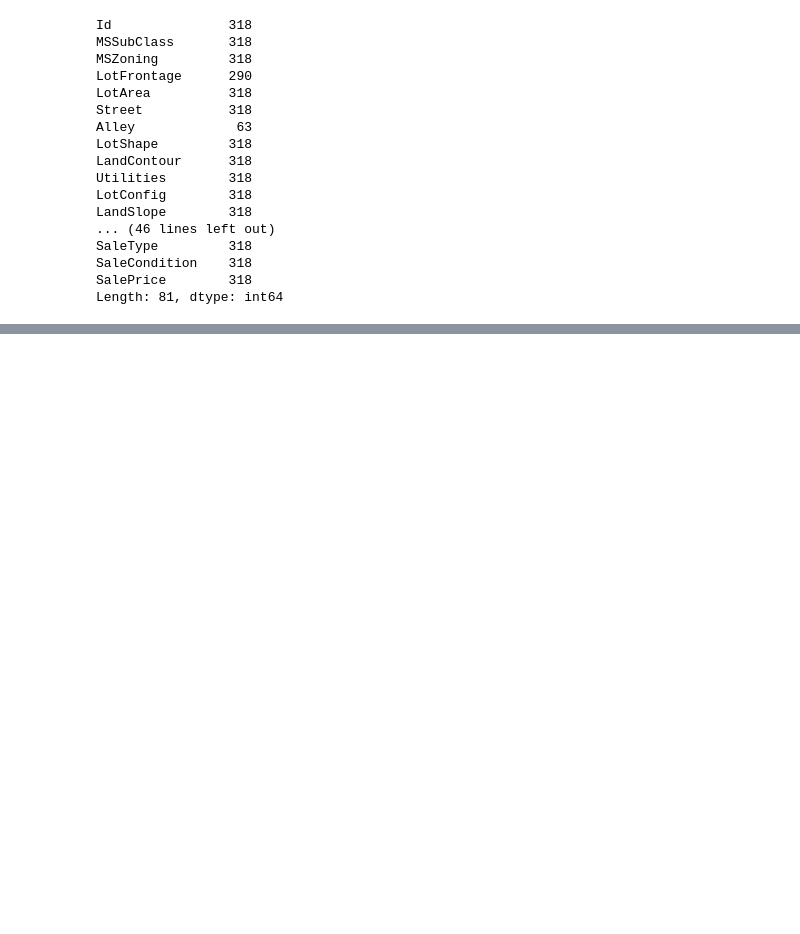
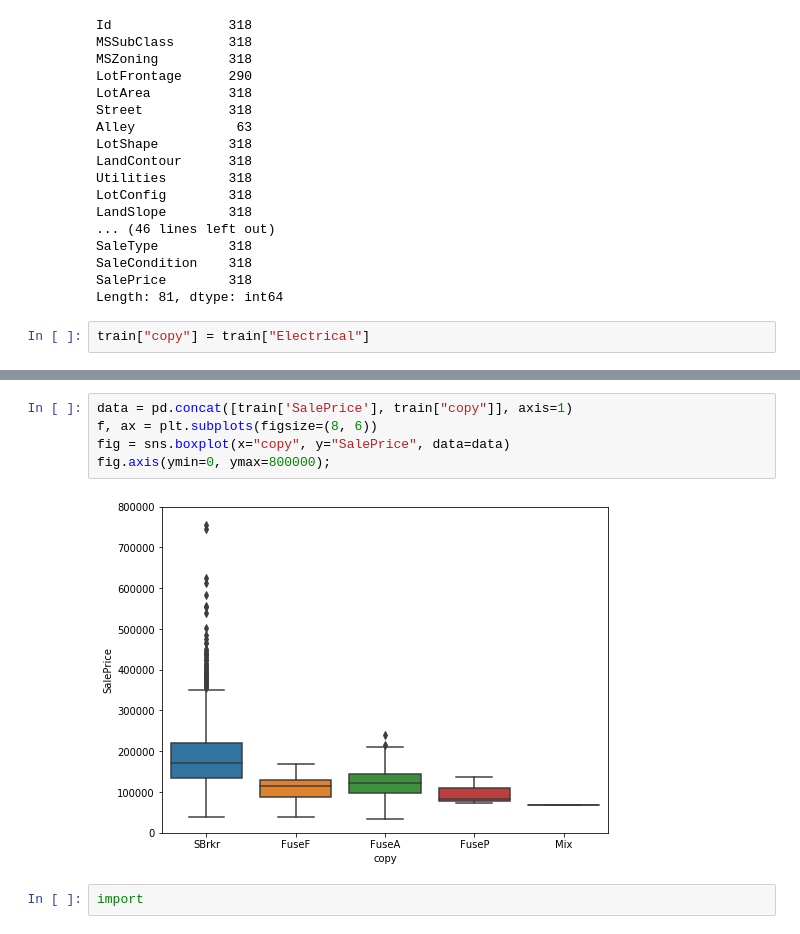
Before and after one commit to Kaiton7/ReTech_2019, a Jupyter notebook: juravrik/cat_42-57.ipynb, the cells around one changed output, grey strips where cells are left out. Saved outputs shown, nothing was run; the diff lists cells and outputs as text; blank space fills up the shorter version.

```diff
--- a/juravrik/cat_42-57.ipynb
+++ b/juravrik/cat_42-57.ipynb
@@ -63,3 +70,5 @@ SaleType         318
 SaleCondition    318
 SalePrice        318
 Length: 81, dtype: int64
+# %%
+train["copy"] = train["Electrical"]
@@ -65,0 +140,9 @@ Length: 81, dtype: int64
+# %%
+data = pd.concat([train['SalePrice'], train["copy"]], axis=1)
+f, ax = plt.subplots(figsize=(8, 6))
+fig = sns.boxplot(x="copy", y="SalePrice", data=data)
+fig.axis(ymin=0, ymax=800000);
+# %% [output]
+[figure, added]
+# %%
+import
```
Also changed, not shown: parts of 7 cells of this notebook, 1 other file.
